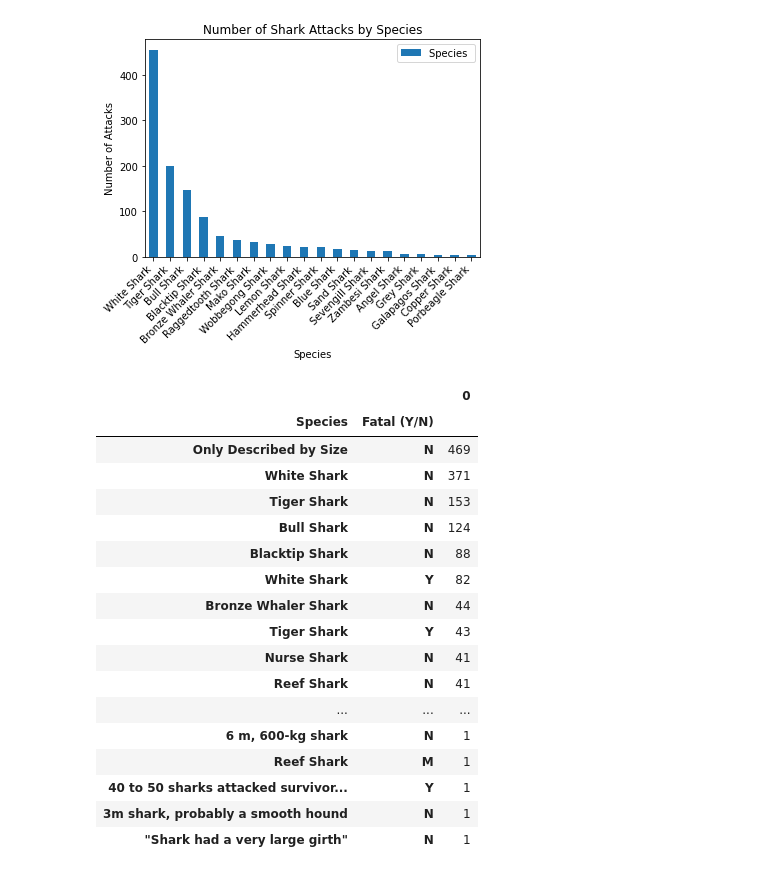
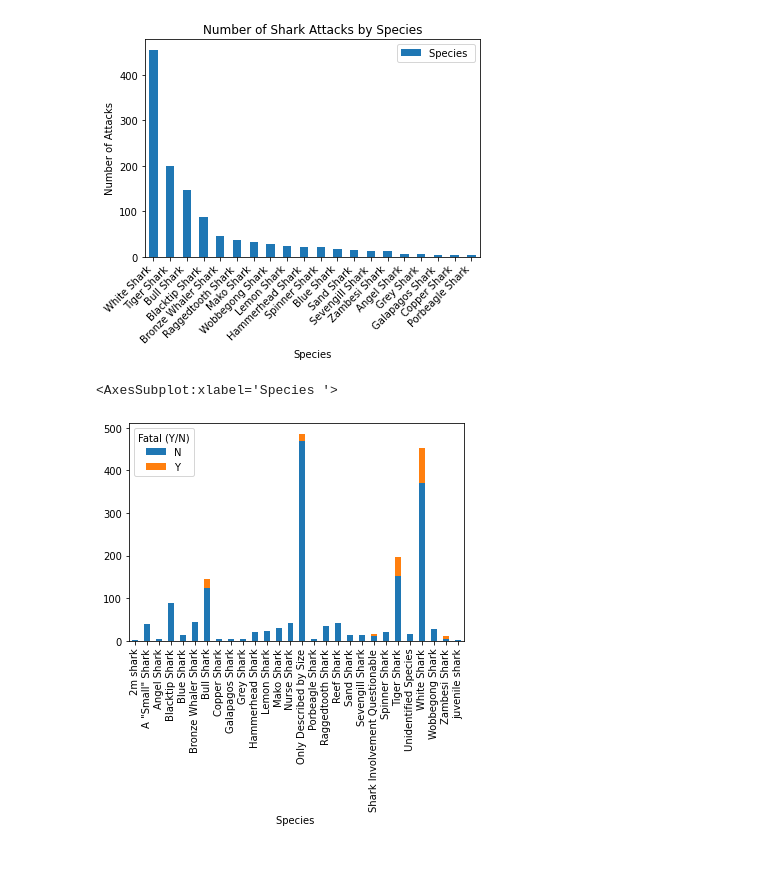
Before and after one commit to staceyj118/Shark-Attacks, a Jupyter notebook: Shark_Analysis.ipynb, the cells around one changed output. Drawn from its saved outputs; the diff is of its cells as text; code cells hidden in the pictures.

Commit message:
Got some kind of stacked bar chart working. It's ugly but functional.

```diff
--- a/Shark_Analysis.ipynb
+++ b/Shark_Analysis.ipynb
@@ -204,34 +204,31 @@ plt.show()
 # %%
 fatal_sharks = shark_df[['Species ', 'Fatal (Y/N)']].copy()
 fatal_sharks
 
 fatal_df = pd.DataFrame(fatal_sharks.value_counts())
+
+fatal_df.reset_index()
+fatal_df.rename(columns={"0":"Count"}, inplace=True)
+counts = fatal_sharks.value_counts()
+
+new_df = counts.to_frame().reset_index()
+
+new_df = new_df.rename(columns={0:"Count"})
+
+new_df = new_df[new_df['Count']>2]
+new_df = new_df.pivot(index='Species ', columns='Fatal (Y/N)', values='Count')
+new_df.plot.bar(stacked=True)
+# df.rename(columns={"OldName":"NewName"})
+# clean_fatality = fatal_df[fatal_df['0']>2]
 # clean_species_df = species_df[species_df['Species ']>3]
 # pd.set_option('max_rows', None)
 
 # bar_plot = fatal_sharks[['Species ', 'Fatal (Y/N)']]
 # bar_plot_count = bar_plot.groupby("Species ").count()
 # bar_plot_count.plot.bar()
 # plt.title("Number of Mice per Treatment Regimen")
 # plt.ylabel("Number of Mice")
 # plt.xticks(rotation = 45, ha="right")
-fatal_df
 # %% [output]
-|  |  | 0 |
-| Species | Fatal (Y/N) |  |
-| Only Described by Size | N | 469 |
-| White Shark | N | 371 |
-| Tiger Shark | N | 153 |
-| Bull Shark | N | 124 |
-| Blacktip Shark | N | 88 |
-| White Shark | Y | 82 |
-| Bronze Whaler Shark | N | 44 |
-| Tiger Shark | Y | 43 |
-| Nurse Shark | N | 41 |
-| Reef Shark | N | 41 |
-| ... | ... | ... |
-| 6 m, 600-kg shark | N | 1 |
-| Reef Shark | M | 1 |
-| 40 to 50 sharks attacked survivor... | Y | 1 |
-| 3m shark, probably a smooth hound | N | 1 |
-| "Shark had a very large girth" | N | 1 |
+<AxesSubplot:xlabel='Species '>
+[figure, added]
```
